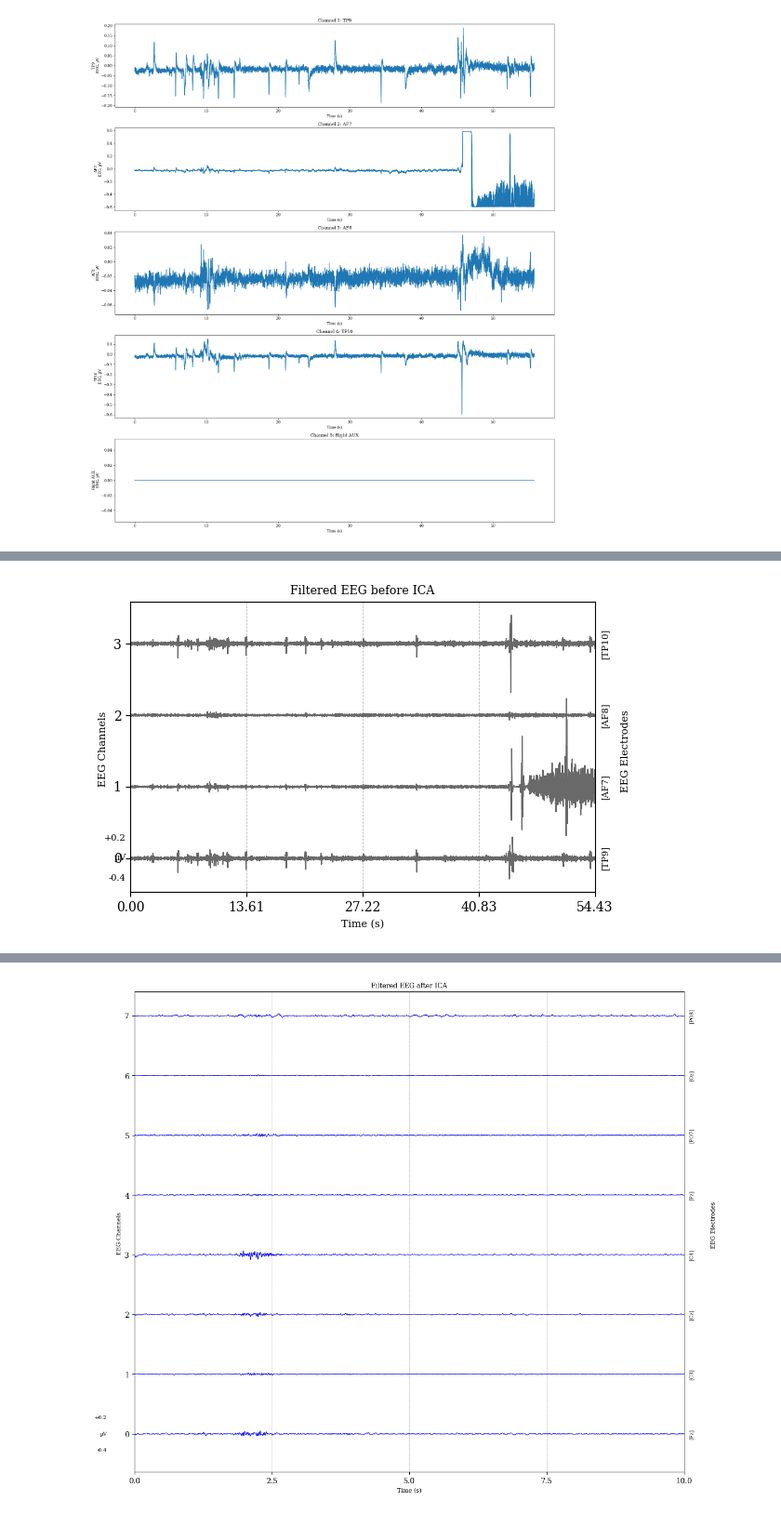
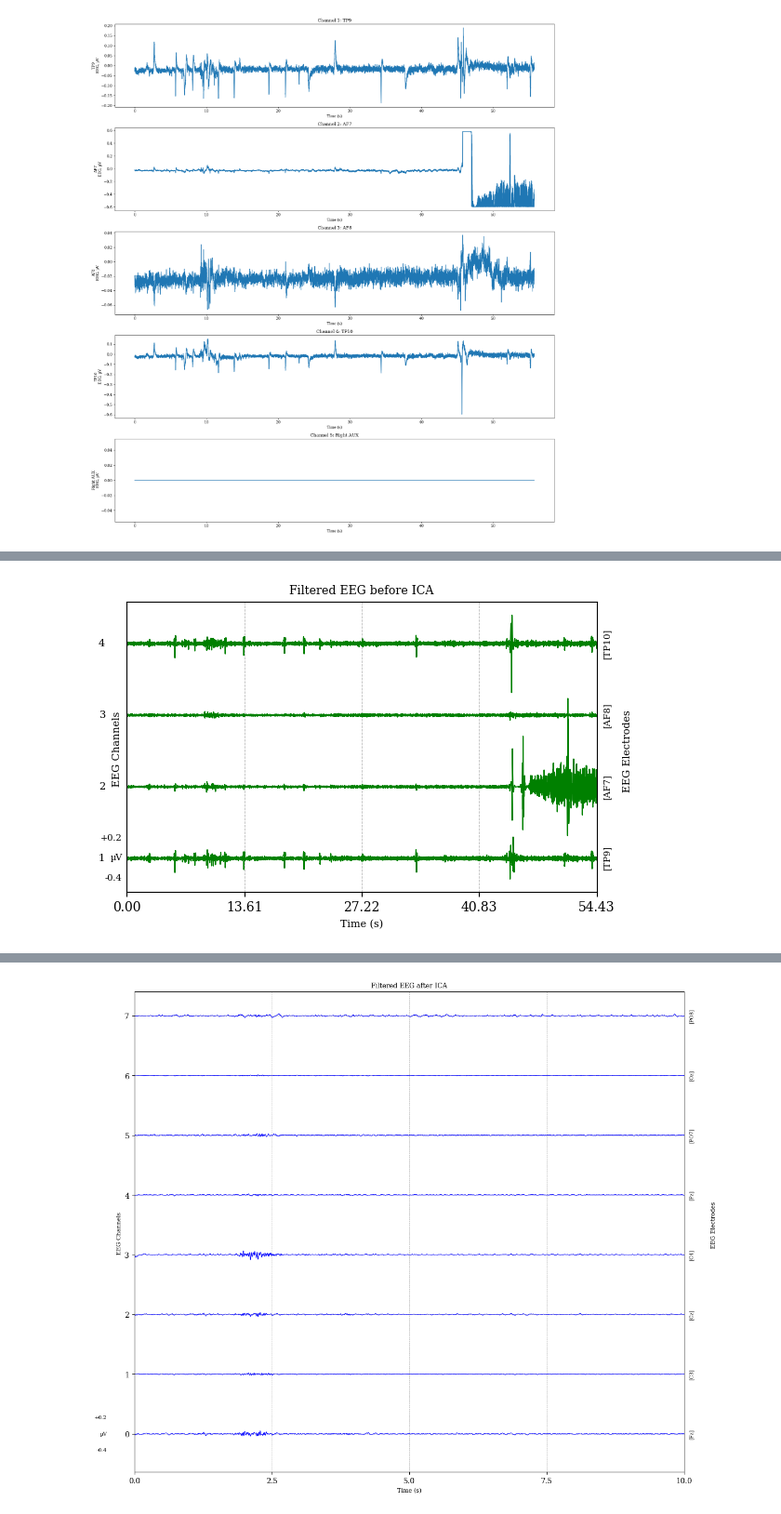
Before and after one commit to andgaspez/corpo_coraje, a Jupyter notebook: pipeline.ipynb, the cells around one changed output, grey strips where cells are left out. Shown at 93% size. Drawn from its saved outputs; the diff is of its cells as text; code cells hidden in the pictures.

```diff
--- a/pipeline.ipynb
+++ b/pipeline.ipynb
@@ -174,7 +174,7 @@ assert len(electrode_labels) == n_channels == len(offsets), "Mismatch in labels
 plt.figure(figsize=(6, 4))
 
 for ch in range(n_channels):
-    plt.plot(time, eeg_segment.iloc[:, ch] + offsets[ch], color='dimgray', linewidth=0.8)
+    plt.plot(time, eeg_segment.iloc[:, ch] + offsets[ch], color='green', linewidth=0.8)
 
 # Grid
 plt.grid(True, which='both', linestyle='--', linewidth=0.5)
@@ -193,32 +193,35 @@ scale_x = -1.5  # horizontal position of scale bar
 scale_y_bottom = offsets[0] - 220  # -0.4 µV from baseline
 scale_y_top = offsets[0] + 220     # +0.2 µV from baseline
 
 # Draw scale bar line
 plt.plot([scale_x, scale_x], [scale_y_bottom, scale_y_top],
          color='black', linewidth=1)
 
 # Add scale labels
 plt.text(scale_x + 1, scale_y_bottom, '-0.4', fontsize=7, va='center', ha='right')
 plt.text(scale_x + 1, scale_y_top, '+0.2', fontsize=7, va='center', ha='right')
 plt.text(scale_x + 1, (scale_y_bottom + scale_y_top) / 2,
          'µV', fontsize=7, va='center', ha='right')
 
 # Axis ticks and labels
 xticks = np.linspace(0, time[-1], num=5)
 plt.xticks(xticks)
-plt.yticks(offsets, range(n_channels))
+plt.yticks([])  # disable default tick labels
+for i in range(n_channels):
+    plt.text(-2.5, offsets[i], str(i + 1), fontsize=8, va='center', ha='right')
+
 plt.ylabel('EEG Channels ', fontsize=8)
 plt.xlabel('Time (s)', fontsize=8)
 plt.title("Filtered EEG before ICA", fontsize=9)
 
 # Layout and export settings
 plt.xlim(0, time[-1])
 plt.rcParams['font.family'] = 'serif'
 plt.tight_layout()
 
 # High-resolution save
 plt.savefig("before_ica.pdf", dpi=600, bbox_inches='tight')  # vector PDF
 
 plt.show()
 # %% [output]
-[figure, old version]
+[figure, new version]
```
Also changed, not shown: parts of 20 cells of this notebook, 1 other file.
